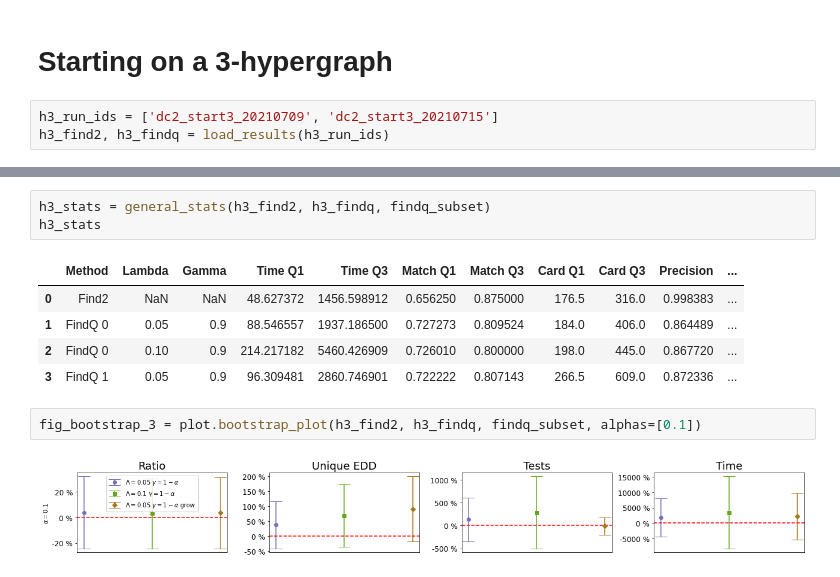
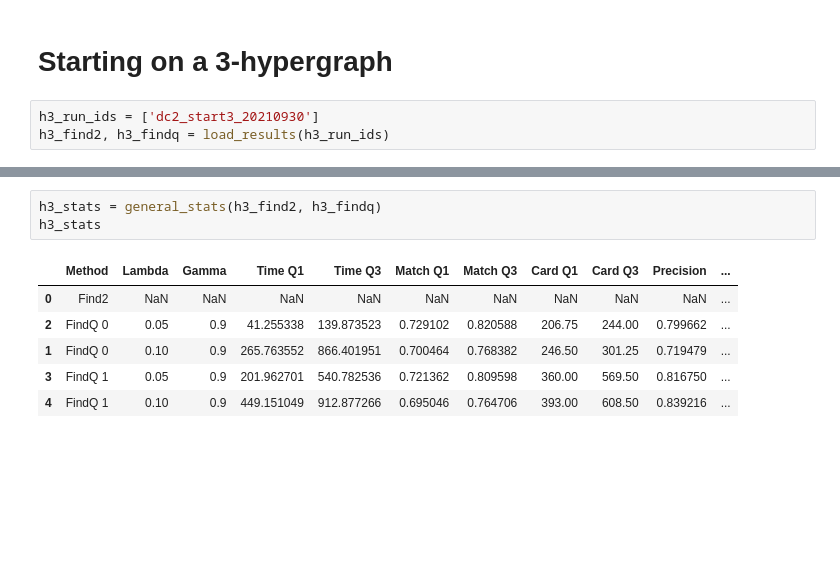
Before and after one commit to ayllon/MatchBox, a Jupyter notebook: notebooks/results-dc2.ipynb, the cells around one changed output, grey strips where cells are left out. Drawn from its saved outputs; the diff is of its cells as text; blank space fills up the shorter version.

```diff
--- a/notebooks/results-dc2.ipynb
+++ b/notebooks/results-dc2.ipynb
@@ -85,5 +102,5 @@ for k in findq_subset:
 # %% [markdown]
 # Starting on a 3-hypergraph
 # %%
-h3_run_ids = ['dc2_start3_20210709', 'dc2_start3_20210715']
+h3_run_ids = ['dc2_start3_20210930']
 h3_find2, h3_findq = load_results(h3_run_ids)
@@ -94,13 +111,10 @@ fig3 = plot.plot_comparison(h3_find2, h3_findq, findq_subset)
 # %%
-h3_stats = general_stats(h3_find2, h3_findq, findq_subset)
+h3_stats = general_stats(h3_find2, h3_findq)
 h3_stats
 # %% [output]
 |  | Method | Lambda | Gamma | Time Q1 | Time Q3 | Match Q1 | Match Q3 | Card Q1 | Card Q3 | Precision | ... |
-| 0 | Find2 | NaN | NaN | 48.627372 | 1456.598912 | 0.656250 | 0.875000 | 176.5 | 316.0 | 0.998383 | ... |
-| 1 | FindQ 0 | 0.05 | 0.9 | 88.546557 | 1937.186500 | 0.727273 | 0.809524 | 184.0 | 406.0 | 0.864489 | ... |
-| 2 | FindQ 0 | 0.10 | 0.9 | 214.217182 | 5460.426909 | 0.726010 | 0.800000 | 198.0 | 445.0 | 0.867720 | ... |
-| 3 | FindQ 1 | 0.05 | 0.9 | 96.309481 | 2860.746901 | 0.722222 | 0.807143 | 266.5 | 609.0 | 0.872336 | ... |
+| 0 | Find2 | NaN | NaN | NaN | NaN | NaN | NaN | NaN | NaN | NaN | ... |
+| 2 | FindQ 0 | 0.05 | 0.9 | 41.255338 | 139.873523 | 0.729102 | 0.820588 | 206.75 | 244.00 | 0.799662 | ... |
+| 1 | FindQ 0 | 0.10 | 0.9 | 265.763552 | 866.401951 | 0.700464 | 0.768382 | 246.50 | 301.25 | 0.719479 | ... |
+| 3 | FindQ 1 | 0.05 | 0.9 | 201.962701 | 540.782536 | 0.721362 | 0.809598 | 360.00 | 569.50 | 0.816750 | ... |
+| 4 | FindQ 1 | 0.10 | 0.9 | 449.151049 | 912.877266 | 0.695046 | 0.764706 | 393.00 | 608.50 | 0.839216 | ... |
-# %%
-fig_bootstrap_3 = plot.bootstrap_plot(h3_find2, h3_findq, findq_subset, alphas=[0.1])
-# %% [output]
-[figure, removed]
```
Also changed, not shown: parts of 15 cells of this notebook, 47 other files.
